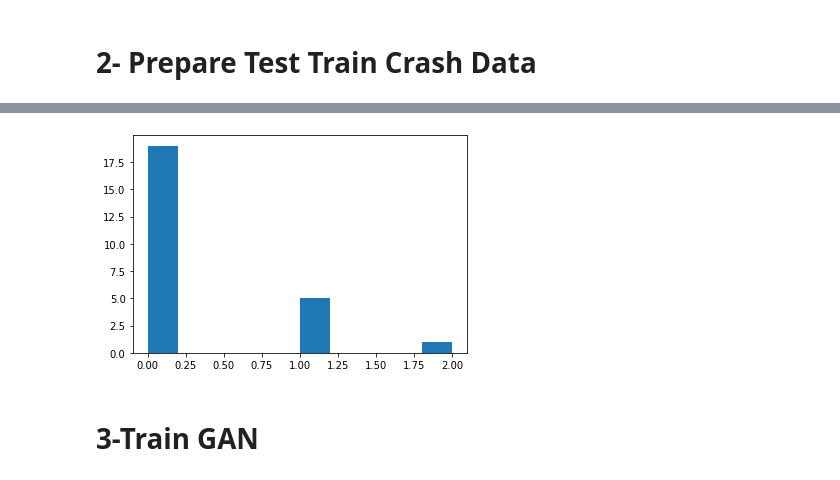
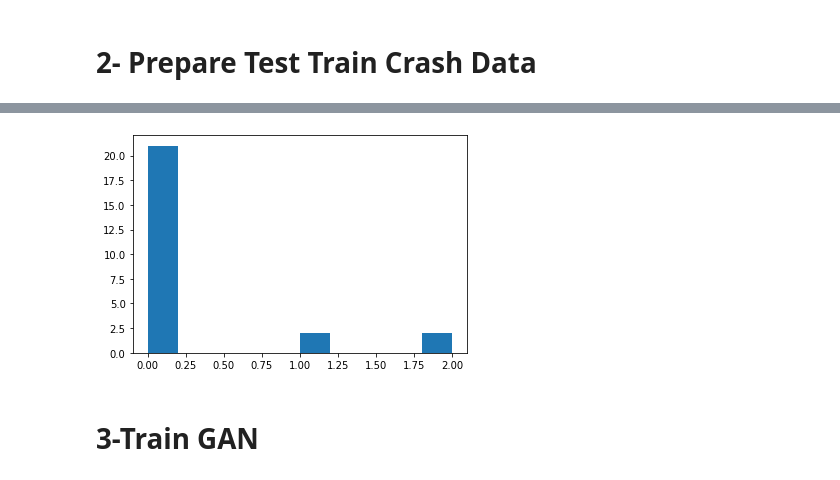
Before and after one commit to mz-zarei/CGAN-Augmentation, a Jupyter notebook: RealDataAugmentation_CGAN.ipynb, the cells around one changed output, grey strips where cells are left out. Drawn from its saved outputs; the diff is of its cells as text; code cells hidden in the pictures.

```diff
--- a/RealDataAugmentation_CGAN.ipynb
+++ b/RealDataAugmentation_CGAN.ipynb
@@ -250,7 +268,7 @@ train_size = 25
 London_Data = pd.read_excel('/content/London_Python_Data.xlsx', sheet_name='Sheet1')
 London_Data = London_Data[(London_Data['Year']==2017) & (London_Data['Group']== 3)]
 #Shuffling the data
-London_Data = London_Data.sample(frac = 1).reset_index(drop=True)
+London_Data = London_Data.sample(frac = 1, random_state = seed).reset_index(drop=True)
 London_Data['Log_Fmin'] = np.log(London_Data['Fmin'])
 London_Data['Log_Fmaj'] = np.log(London_Data['Fmaj'])
 
@@ -263,6 +281,6 @@ x_test = test_data[x_columns]
 CrashData = London_Data[:train_size].reset_index()
 
 ax = plt.hist(CrashData[target])
-CrashData.head()
+test_data.head()
 # %% [output]
 |  | index | Geo_ID | Name | Group | Year | Fmaj | Fmin | Ftot | Fatal | Non-fatal | PDO | ... |
@@ -274,4 +292,4 @@ CrashData.head()
-[figure, old version]
+[figure, new version]
 # %% [markdown]
 # **3-Train GAN**
 # %%
```
Also changed, not shown: parts of 11 cells of this notebook.
